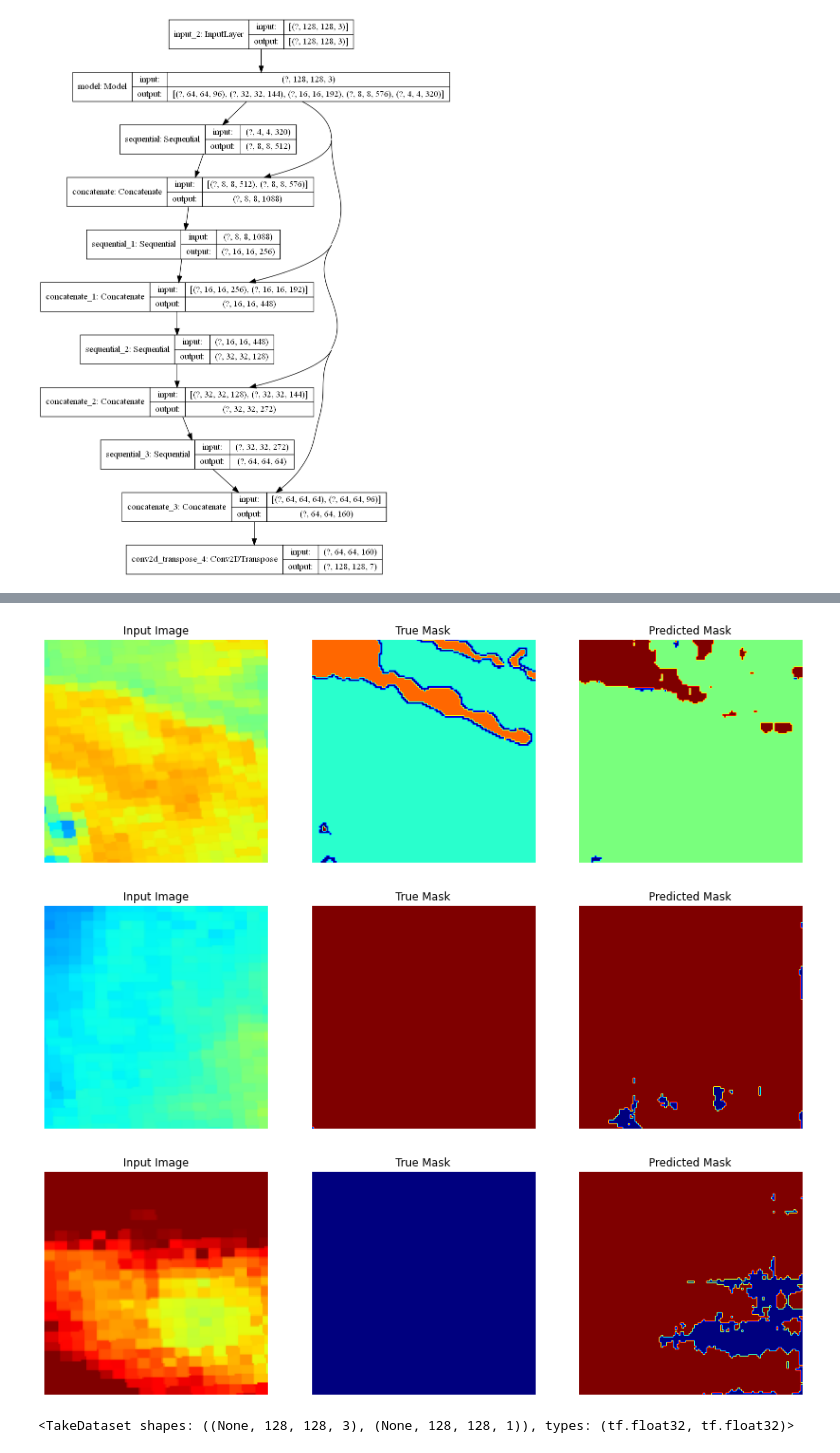
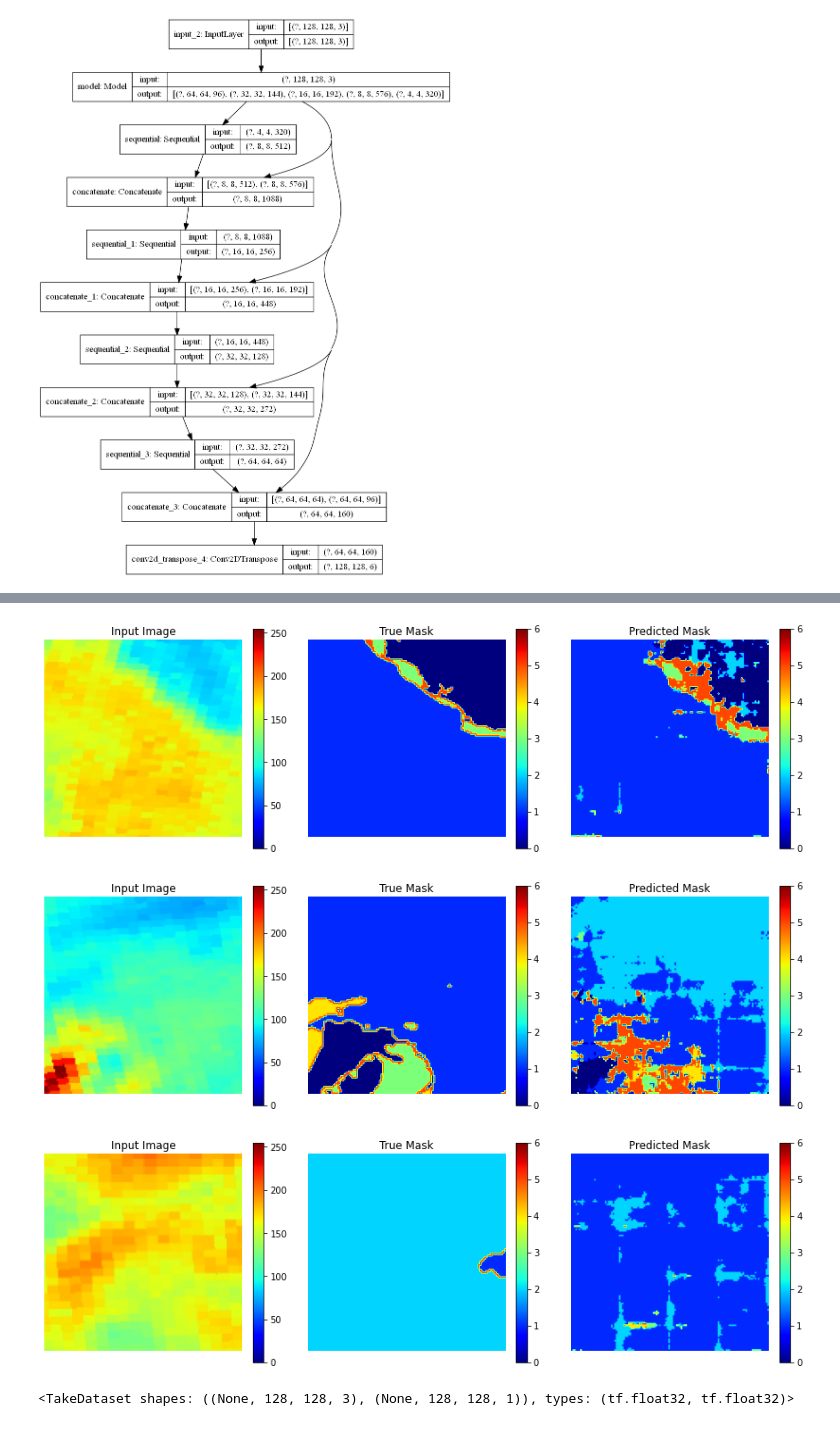
Before and after one commit to LittlematchLM/sea_ice_classification, a Jupyter notebook: train_test.ipynb, the cells around one changed output, grey strips where cells are left out. Cells and saved outputs as stored; diff of their text form; code cells hidden in the pictures.

```diff
--- a/train_test.ipynb
+++ b/train_test.ipynb
@@ -252,7 +252,7 @@ import shapefile
 import tensorflow_datasets as tfds
 tfds.disable_progress_bar()
 # %%
-train_dir = r'E:\python_workfile\sea_ice_classification\training1'
+train_dir = r'E:\python_workfile\sea_ice_classification\training3'
 
 sigmod0_npy_dir = glob.glob(train_dir + r'\sigmod0\npy\*.npy')
 aari_npy_dir = glob.glob(train_dir + r'\mask\aari\npy\*.npy')
@@ -386,7 +384,13 @@ def display(display_list):
     for i in range(len(display_list)):
         plt.subplot(1, len(display_list), i+1)
         plt.title(title[i])
-        plt.imshow(tf.keras.preprocessing.image.array_to_img(display_list[i]),vmin=0,cmap = plt.cm.jet)
-#         cb = plt.colorbar()
-        plt.axis('off')
+        if i==0:
+
+            plt.imshow(tf.keras.preprocessing.image.array_to_img(display_list[i]),vmin=0,cmap = plt.cm.jet)
+            plt.colorbar(fraction=0.05, pad=0.05)
+            plt.axis('off')
+        else:
+            plt.imshow(display_list[i],vmin=0,vmax=6,cmap = plt.cm.jet)
+            plt.colorbar(fraction=0.05, pad=0.05)
+            plt.axis('off')
     plt.show()
@@ -401,5 +397,5 @@ plt.axis('off')
 # %%
-for image, mask in train.take(1):
+for image, mask in train.take(60):
     sample_image, sample_mask = image, mask
 display([sample_image, sample_mask])
 # %% [output]
@@ -409,5 +409,5 @@ a = np.array(sample_mask)
 # %%
-OUTPUT_CHANNELS = 7
+OUTPUT_CHANNELS = 6
 # %%
 base_model = tf.keras.applications.MobileNetV2(input_shape=[128,128 , 3], include_top=False)
 
@@ -546,9 +542,9 @@ plt.show()
 # %%
-show_predictions(test_dataset, 10)
+show_predictions(test_dataset, 3)
 # %% [output]
-[figure, old version]
+[figure, new version]
-[figure, old version]
+[figure, new version]
-[figure, old version]
+[figure, new version]
 # %%
 test_dataset.take(2)
 # %% [output]
```
Also changed, not shown: parts of 11 cells of this notebook, 5 other files.
